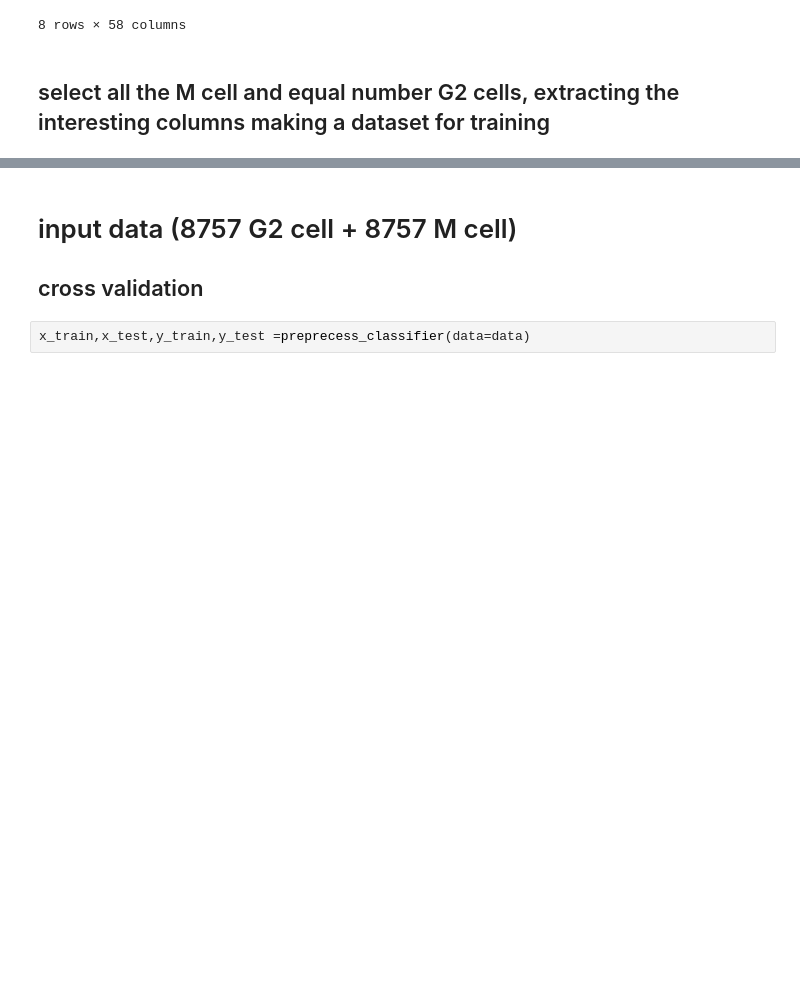
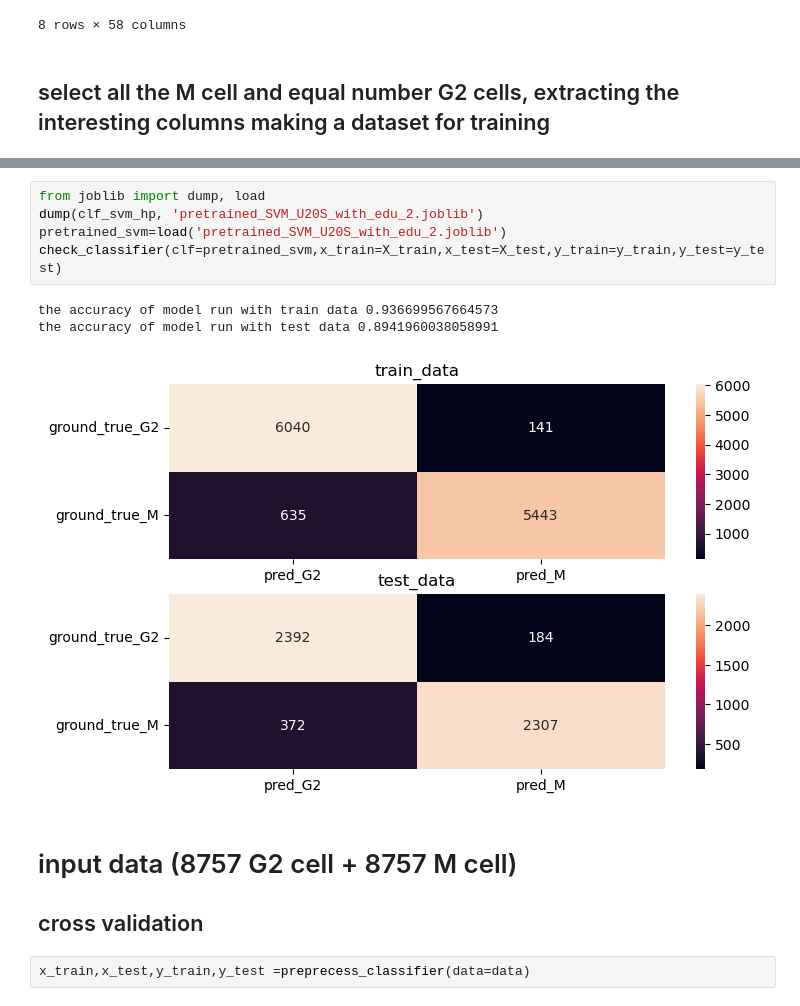
Before and after one commit to HocheggerLab/Omero_Screen, a Jupyter notebook: cellcycle_analysis_files/mitotic-classification.ipynb, the cells around one changed output, grey strips where cells are left out. Cells and saved outputs as stored; diff of their text form; blank space fills up the shorter version.

```diff
--- a/cellcycle_analysis_files/mitotic-classification.ipynb
+++ b/cellcycle_analysis_files/mitotic-classification.ipynb
@@ -131,3 +227,12 @@ data
+# %%
+from joblib import dump, load
+dump(clf_svm_hp, 'pretrained_SVM_U20S_with_edu_2.joblib')
+pretrained_svm=load('pretrained_SVM_U20S_with_edu_2.joblib')
+check_classifier(clf=pretrained_svm,x_train=X_train,x_test=X_test,y_train=y_train,y_test=y_test)
+# %% [output]
+the accuracy of model run with train data 0.936699567664573
+the accuracy of model run with test data 0.8941960038058991
+[figure, added]
 # %% [markdown]
 # input data (8757 G2 cell + 8757 M cell)
 ##  cross validation
```
Also changed, not shown: parts of 12 cells of this notebook, 7 other files.
